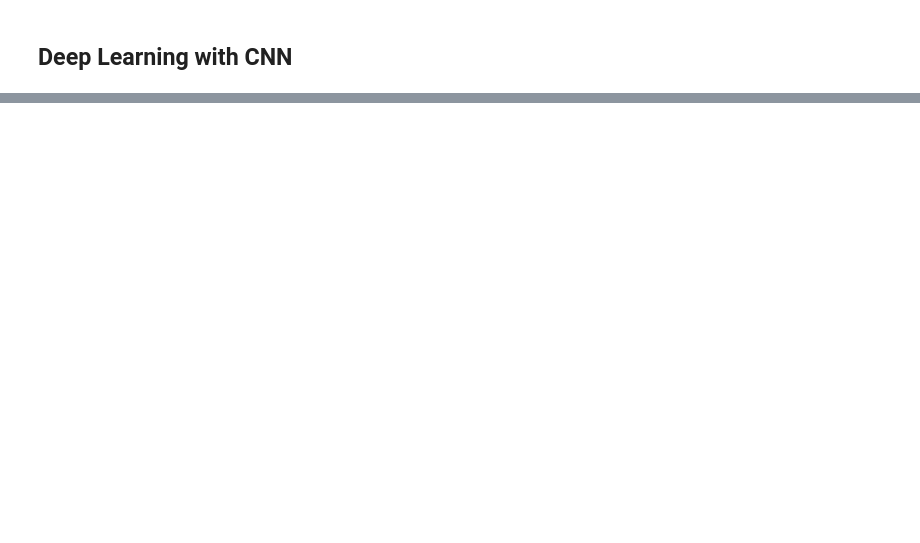
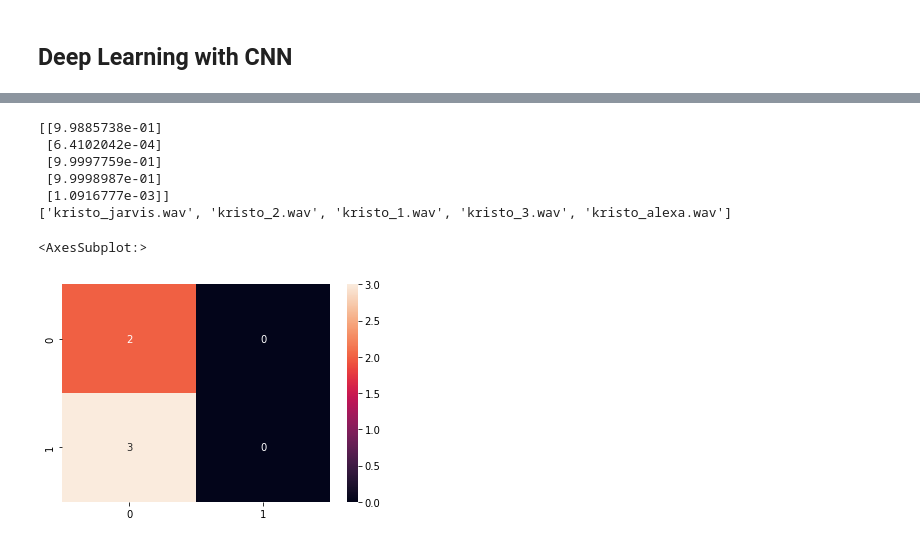
Before and after one commit to kei5uke/voice-classification, a Jupyter notebook: voice_classify.ipynb, the cells around one changed output, grey strips where cells are left out. Drawn from its saved outputs; the diff is of its cells as text; code cells hidden in the pictures; blank space fills up the shorter version.

```diff
--- a/voice_classify.ipynb
+++ b/voice_classify.ipynb
@@ -188,0 +154,6 @@ if not os.path.exists("train_stretch.npz"):
+# %%
+count = 0
+for i in range(len(path_list_others)):
+    if path_list_others[i].find("george") != -1:
+        count += 1
+print(count)
@@ -290,0 +343,34 @@ sns.heatmap(cf_matrix, annot=True)
+# %%
+audio_dir_kristo = "./kristo/"
+path_list_kristo = os.listdir(audio_dir_kristo)
+
+kristo = []
+for i in range(len(path_list_kristo)):
+    tmp, sr = load_wav(audio_dir_kristo, path_list_kristo[i], DEFAULT_SR)
+    kristo.append(tmp)
+
+kristo = fix_length(kristo, max_length)
+
+kristo_melsp = []
+for i in range(len(kristo)):
+    kristo_melsp.append(calculate_melsp(kristo[i]))
+
+kristo_melsp = np.array(kristo_melsp)
+
+result = model.predict(kristo_melsp)
+
+print(result)
+print(path_list_kristo)
+
+result = one_or_zero(result)
+cf_matrix = confusion_matrix(result, np.zeros(5))
+sns.heatmap(cf_matrix, annot=True)
+# %% [output]
+[[9.9885738e-01]
+ [6.4102042e-04]
+ [9.9997759e-01]
+ [9.9998987e-01]
+ [1.0916777e-03]]
+['kristo_jarvis.wav', 'kristo_2.wav', 'kristo_1.wav', 'kristo_3.wav', 'kristo_alexa.wav']
+<AxesSubplot:>
+[figure, added]
```
Also changed, not shown: parts of 37 cells of this notebook.
